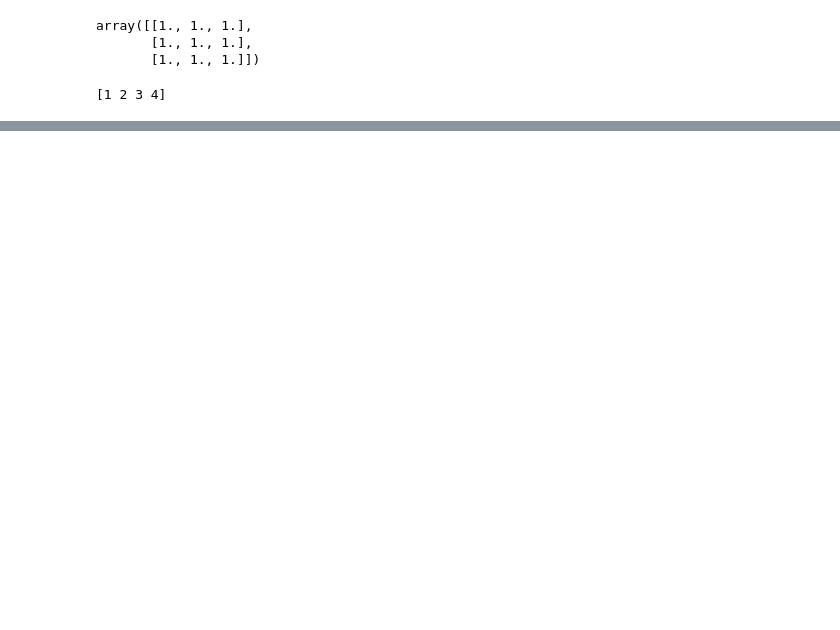
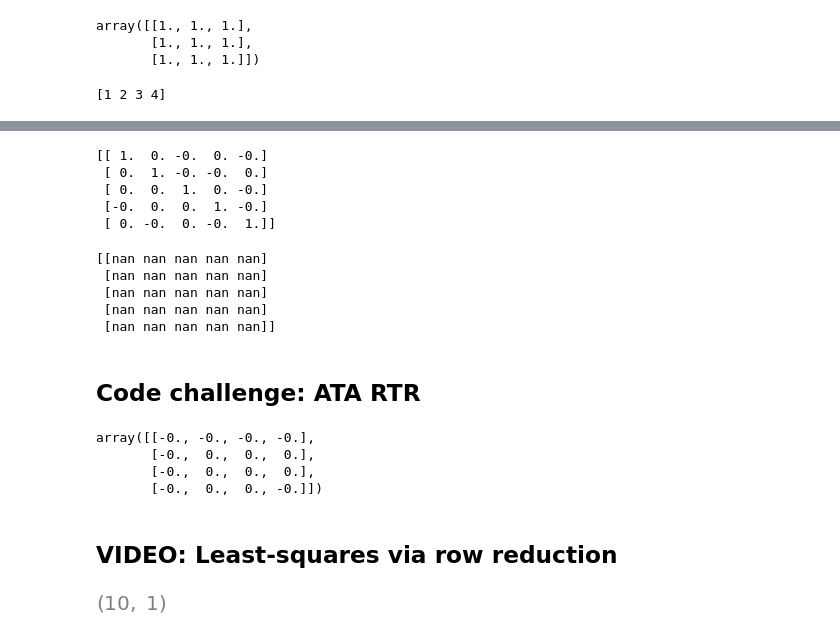
Before and after one commit to barzansaeedpour/foundations-of-machine-learning, a Jupyter notebook: 01_Mathematics-for-Machine-Learning/01_linear-algebra/01_linear-algebra.ipynb, the cells around one changed output, grey strips where cells are left out. Cells and saved outputs as stored; diff of their text form; code cells hidden in the pictures; blank space fills up the shorter version.

```diff
--- a/01_Mathematics-for-Machine-Learning/01_linear-algebra/01_linear-algebra.ipynb
+++ b/01_Mathematics-for-Machine-Learning/01_linear-algebra/01_linear-algebra.ipynb
@@ -2497,0 +2496,56 @@ print(E.flatten())
+# %%
+m = 5
+
+a = np.random.randn(m)
+b = np.random.randn(m)
+A = np.eye(m) - np.outer(a,b)
+Ai = np.eye(m) + np.outer(a,b)/(1-np.dot(a,b))
+print(np.round(A@Ai,3))
+# %% [output]
+[[ 1.  0. -0.  0. -0.]
+ [ 0.  1. -0. -0.  0.]
+ [ 0.  0.  1.  0. -0.]
+ [-0.  0.  0.  1. -0.]
+ [ 0. -0.  0. -0.  1.]]
+# %%
+a = a / np.linalg.norm(a)
+b = a
+A = np.eye(m) - np.outer(a,b)
+Ai = np.eye(m) + np.outer(a,b)/(1-np.dot(a,b))
+print(np.round(A@Ai,3))
+# %% [output]
+[[nan nan nan nan nan]
+ [nan nan nan nan nan]
+ [nan nan nan nan nan]
+ [nan nan nan nan nan]
+ [nan nan nan nan nan]]
+# %% [markdown]
+## Code challenge: ATA RTR
+# %%
+#show that A'A == R'R
+#generate random matrix A
+m = 10
+n = 4
+A = np.random.randn(m,n)
+
+#compute QR decomp
+Q,R = np.linalg.qr(A)
+#test the claim
+np.round(A.T@A - R.T@R,4)
+# %% [output]
+array([[-0., -0., -0., -0.],
+       [-0.,  0.,  0.,  0.],
+       [-0.,  0.,  0.,  0.],
+       [-0.,  0.,  0., -0.]])
+# %% [markdown]
+## VIDEO: Least-squares via row reduction
+# %%
+m = 10
+n = 3
+
+#create data
+X = np.random.randn(m,n) #"design-Matrix"
+y = np.random.randn(m,1) #"outcome measures(data)"
+np.shape(y)
+# %% [output]
+[figure, added]
```
Also changed, not shown: parts of 85 cells of this notebook.
